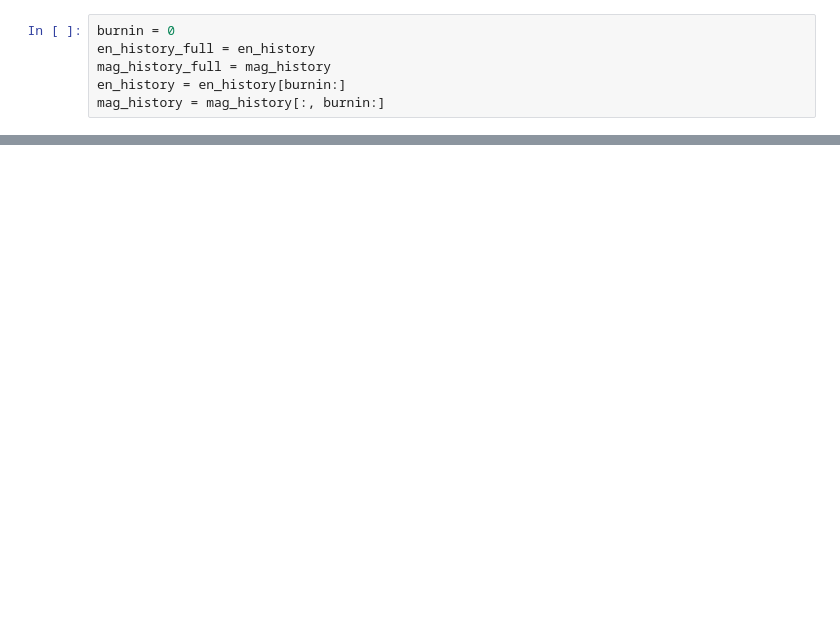
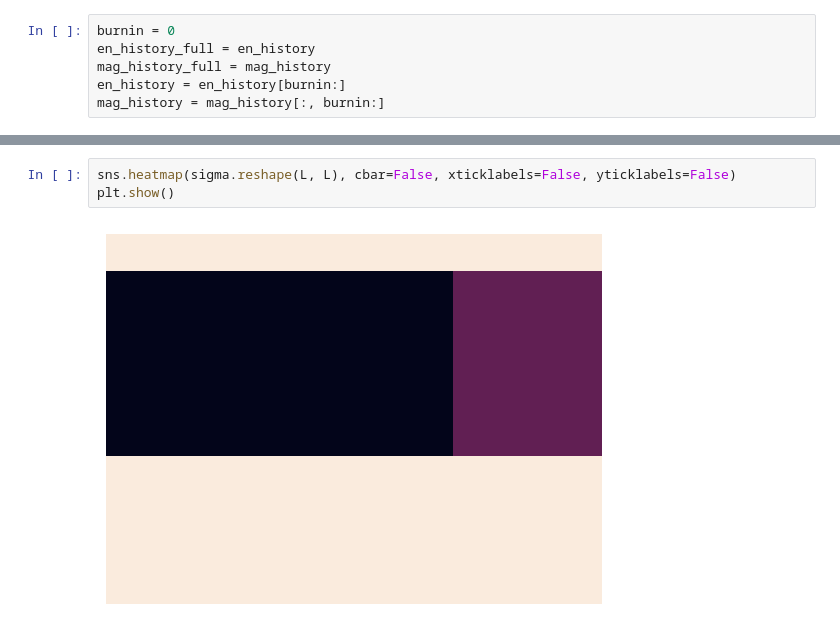
Before and after one commit to DarioFi/Potts-model-phase-transitions, a Jupyter notebook: Potts.ipynb, the cells around one changed output, grey strips where cells are left out. Drawn from its saved outputs; the diff is of its cells as text; blank space fills up the shorter version.

```diff
--- a/Potts.ipynb
+++ b/Potts.ipynb
@@ -206,0 +214,5 @@ plt.show()
+# %%
+sns.heatmap(sigma.reshape(L, L), cbar=False, xticklabels=False, yticklabels=False)
+plt.show()
+# %% [output]
+[figure, added]
```
Also changed, not shown: parts of 8 cells of this notebook, 2 other files.
